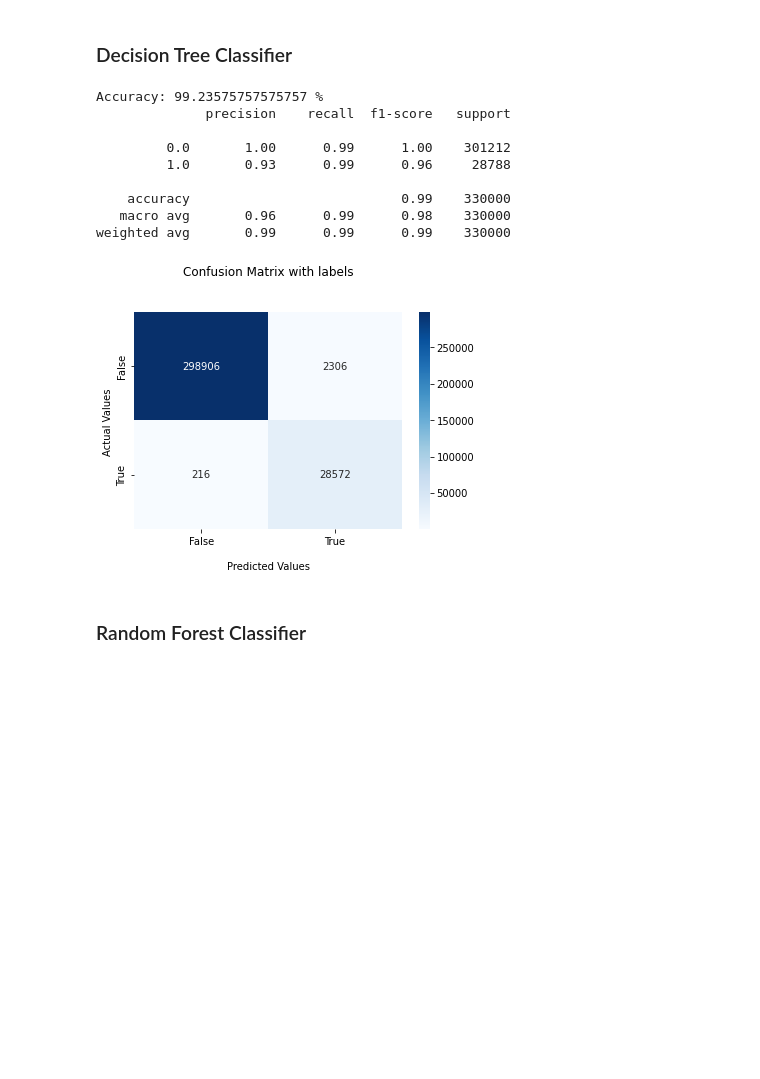
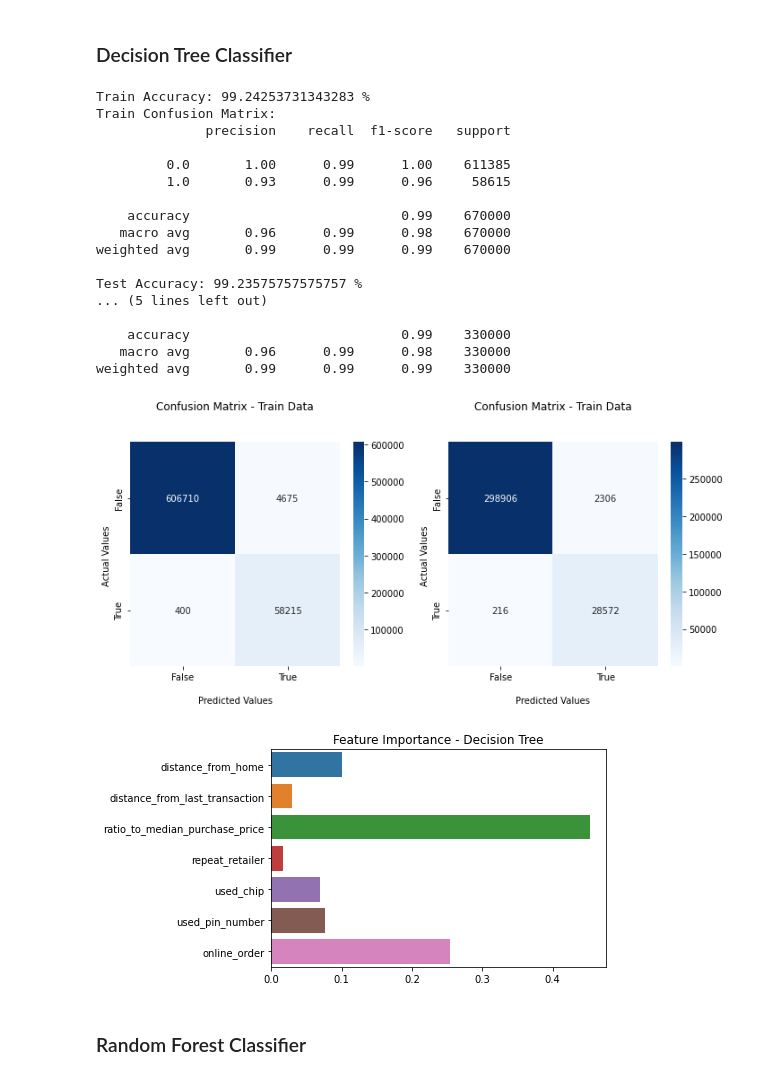
Before and after one commit to nikunjbhalla/cc_fraud, a Jupyter notebook: CC Fraud Detection.ipynb, the cells around one changed output. Drawn from its saved outputs; the diff is of its cells as text; code cells hidden in the pictures; blank space fills up the shorter version.

```diff
--- a/CC Fraud Detection.ipynb
+++ b/CC Fraud Detection.ipynb
@@ -218,44 +259,42 @@ X_train, X_test, y_train, y_test = train_test_split(X, y, test_size=0.33, random
+# %%
+def plot_feature_importance(model, model_name):
+    importance = model.feature_importances_
+    ax = sns.barplot(x = importance,y = X_train.columns)
+    ax.set_title('Feature Importance - {}'.format(model_name))
+    plt.show()
 # %% [markdown]
 ### Decision Tree Classifier
-# %%
-def model_evaluation(y_test, y_pred):
-    print("Accuracy: {} %".format(metrics.accuracy_score(y_test, y_pred)*100))
-
-    report = metrics.classification_report(y_test, y_pred)
-    print(report)
-
-    cf_matrix = metrics.confusion_matrix(y_test, y_pred)
-
-    ax = sns.heatmap(cf_matrix, annot=True, cmap='Blues', fmt='g')
-
-    ax.set_title('Confusion Matrix with labels\n\n');
-    ax.set_xlabel('\nPredicted Values')
-    ax.set_ylabel('Actual Values ');
-
-    ## Ticket labels - List must be in alphabetical order
-    ax.xaxis.set_ticklabels(['False','True'])
-    ax.yaxis.set_ticklabels(['False','True'])
-
-    ## Display the visualization of the Confusion Matrix.
-    plt.show()
 # %%
 from sklearn.tree import DecisionTreeClassifier
 
 decision_tree_clf = DecisionTreeClassifier(random_state=1234, max_depth=4)
 decision_tree_model = decision_tree_clf.fit(X_train, y_train)
+
+y_train_pred = decision_tree_model.predict(X_train)
 y_pred = decision_tree_model.predict(X_test)
-model_evaluation(y_test, y_pred)
+
+model_evaluation(y_train, y_train_pred, y_test, y_pred)
+plot_feature_importance(decision_tree_model, 'Decision Tree')
 # %% [output]
-Accuracy: 99.23575757575757 %
+Train Accuracy: 99.24253731343283 %
+Train Confusion Matrix:
               precision    recall  f1-score   support
 
-         0.0       1.00      0.99      1.00    301212
-         1.0       0.93      0.99      0.96     28788
+         0.0       1.00      0.99      1.00    611385
+         1.0       0.93      0.99      0.96     58615
+
+    accuracy                           0.99    670000
+   macro avg       0.96      0.99      0.98    670000
+weighted avg       0.99      0.99      0.99    670000
+
+Test Accuracy: 99.23575757575757 %
+... (5 lines left out)
 
     accuracy                           0.99    330000
    macro avg       0.96      0.99      0.98    330000
 weighted avg       0.99      0.99      0.99    330000
-[figure, old version]
+[figure, new version]
+[figure, added]
 # %% [markdown]
 ### Random Forest Classifier
 # %%
```
Also changed, not shown: parts of 32 cells of this notebook.
